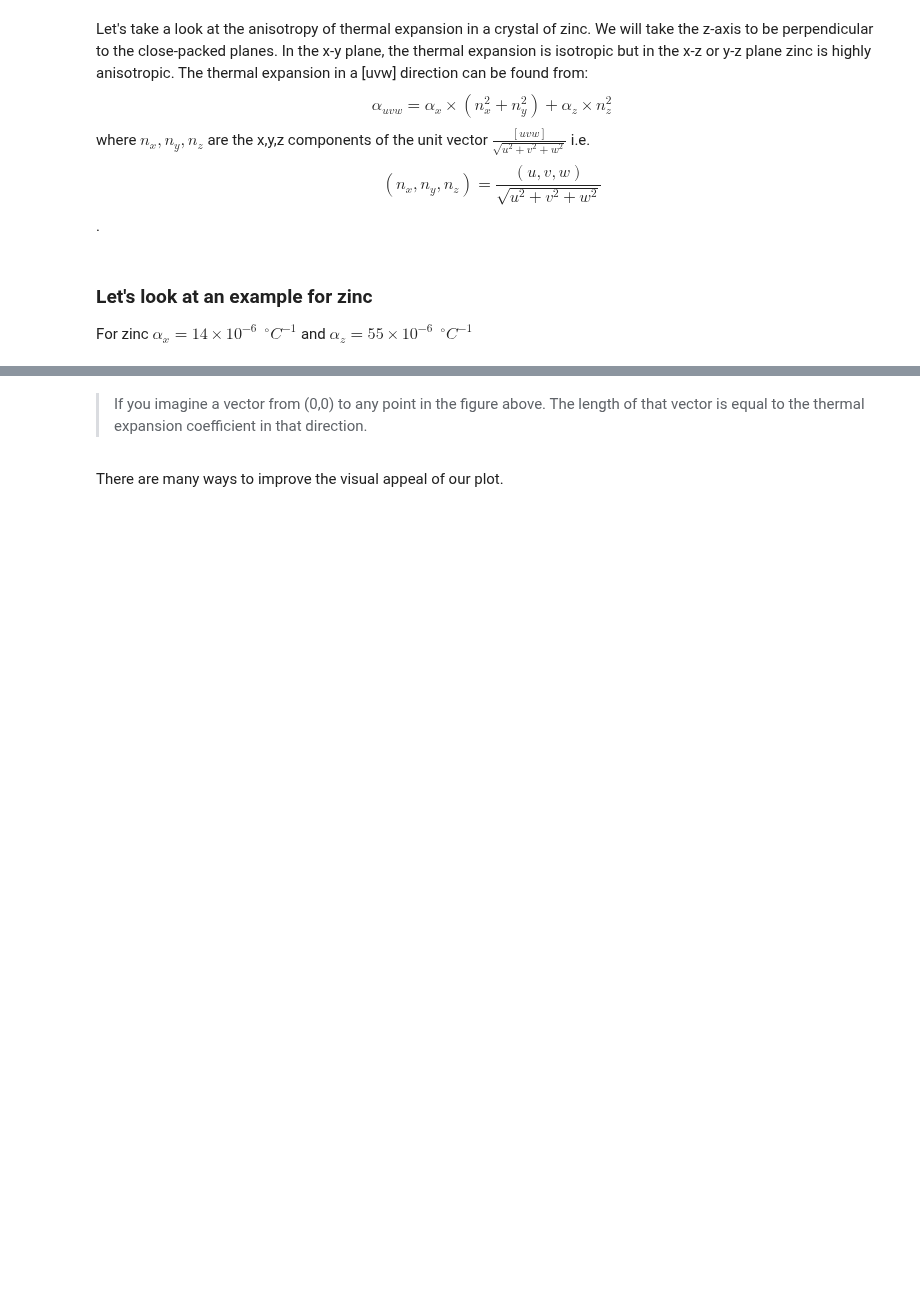
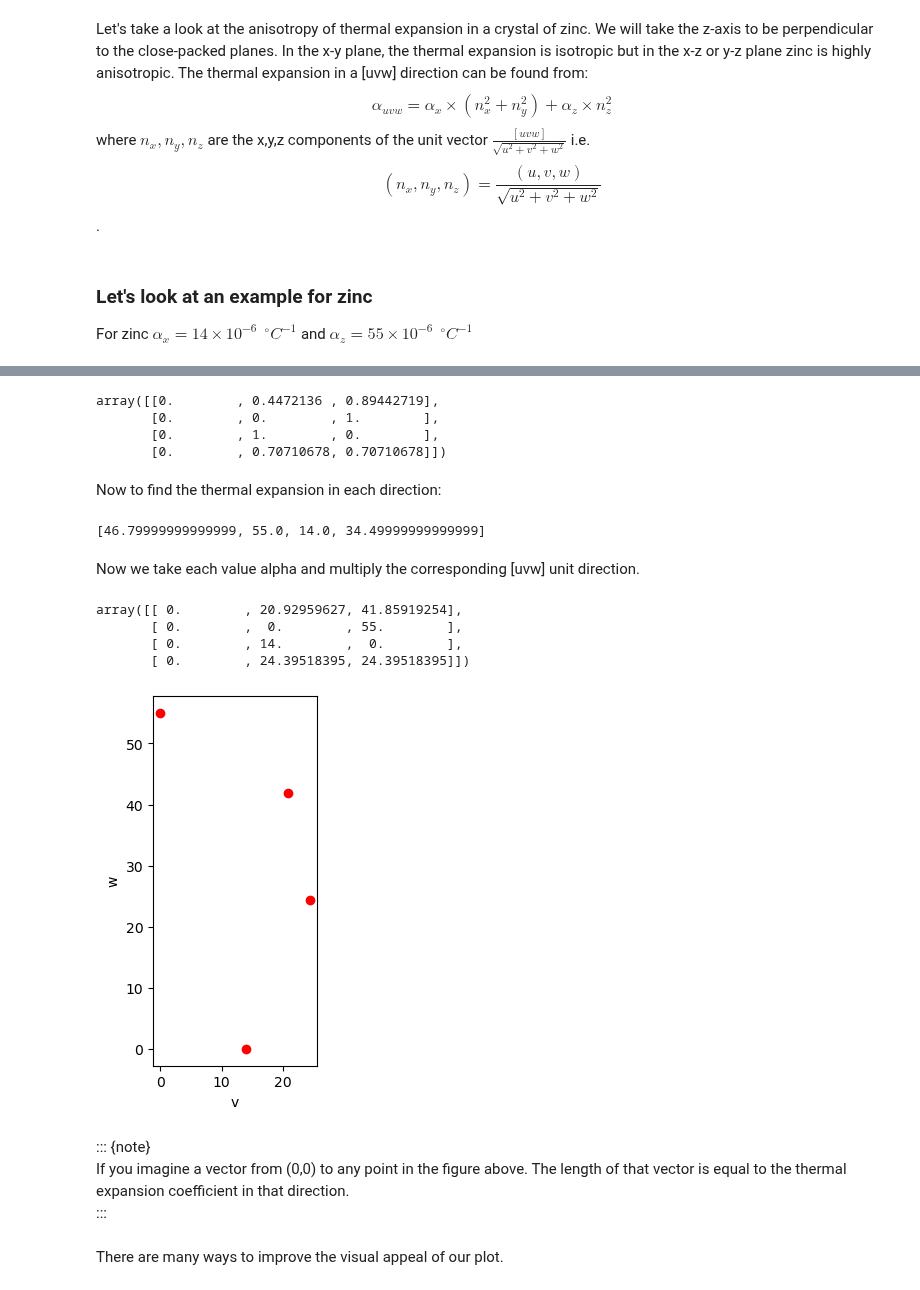
Before and after one commit to sgcorcoran/Python-for-MSE, a Jupyter notebook: lessons_2114/05_numpy_essentials.ipynb, the cells around one changed output, grey strips where cells are left out. Drawn from its saved outputs; the diff is of its cells as text; code cells hidden in the pictures; blank space fills up the shorter version.

```diff
--- a/lessons_2114/05_numpy_essentials.ipynb
+++ b/lessons_2114/05_numpy_essentials.ipynb
@@ -94,0 +95,3 @@ plt.show()
+# %%
+directions_array=np.array(directions)
+directions_array
@@ -95,5 +139,45 @@ plt.show()
+# %%
+unitvec_array=np.array([unitvec(u,v,w) for u,v,w in directions_array])
+unitvec_array
+# %% [output]
+array([[0.        , 0.4472136 , 0.89442719],
+       [0.        , 0.        , 1.        ],
+       [0.        , 1.        , 0.        ],
+       [0.        , 0.70710678, 0.70710678]])
+# %% [markdown]
+Now to find the thermal expansion in each direction:
+# %%
+#corresponding expansion coeff.
+alphalist= [alpha(u,v,w, 14, 55) for u,v,w in unitvec_array]
+alphalist
+# %% [output]
+[46.79999999999999, 55.0, 14.0, 34.49999999999999]
+# %% [markdown]
+Now we take each value alpha and multiply the corresponding [uvw] unit direction.
+# %%
+alpha_vec=np.array([unitvec_array[i]*alphalist[i] for i in np.arange(len(unitvec_array))])
+alpha_vec
+# %% [output]
+array([[ 0.        , 20.92959627, 41.85919254],
+       [ 0.        ,  0.        , 55.        ],
+       [ 0.        , 14.        ,  0.        ],
+       [ 0.        , 24.39518395, 24.39518395]])
+# %%
+xdata=alpha_vec[:,1]
+ydata=alpha_vec[:,2]
+# plot direction (v_unit,w_unit)*alphalist
+fig, ax = plt.subplots()
+ax.plot(xdata, ydata, 'ro')
+ax.set_xlabel('v')
+ax.set_ylabel('w')
+ax.set_aspect(1)
+plt.show()
+# %% [output]
+[figure, added]
 # %% [markdown]
->If you imagine a vector from (0,0) to any point in the figure above. The length of that vector is equal to the thermal expansion coefficient in that direction.
+::: {note}
+If you imagine a vector from (0,0) to any point in the figure above. The length of that vector is equal to the thermal expansion coefficient in that direction.
+:::
 # %% [markdown]
 There are many ways to improve the visual appeal of our plot.
 # %%
```
Also changed, not shown: parts of 40 cells of this notebook.
